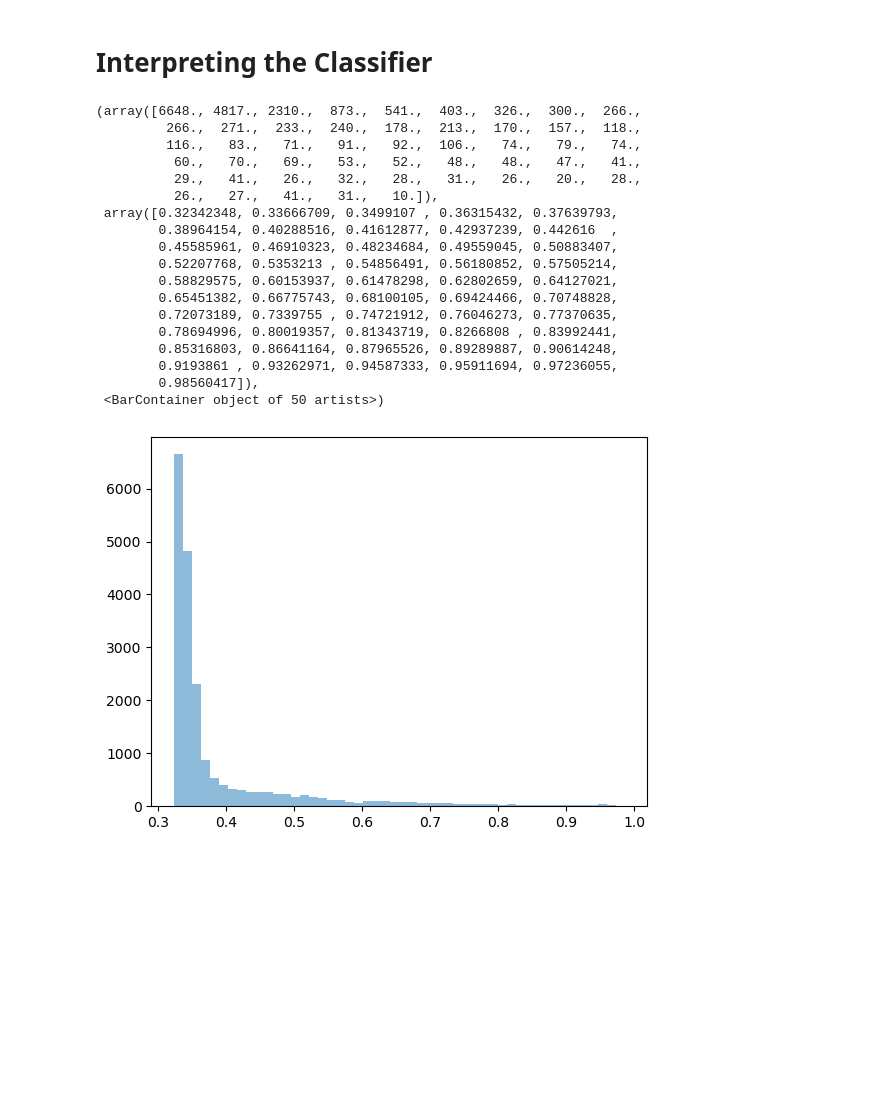
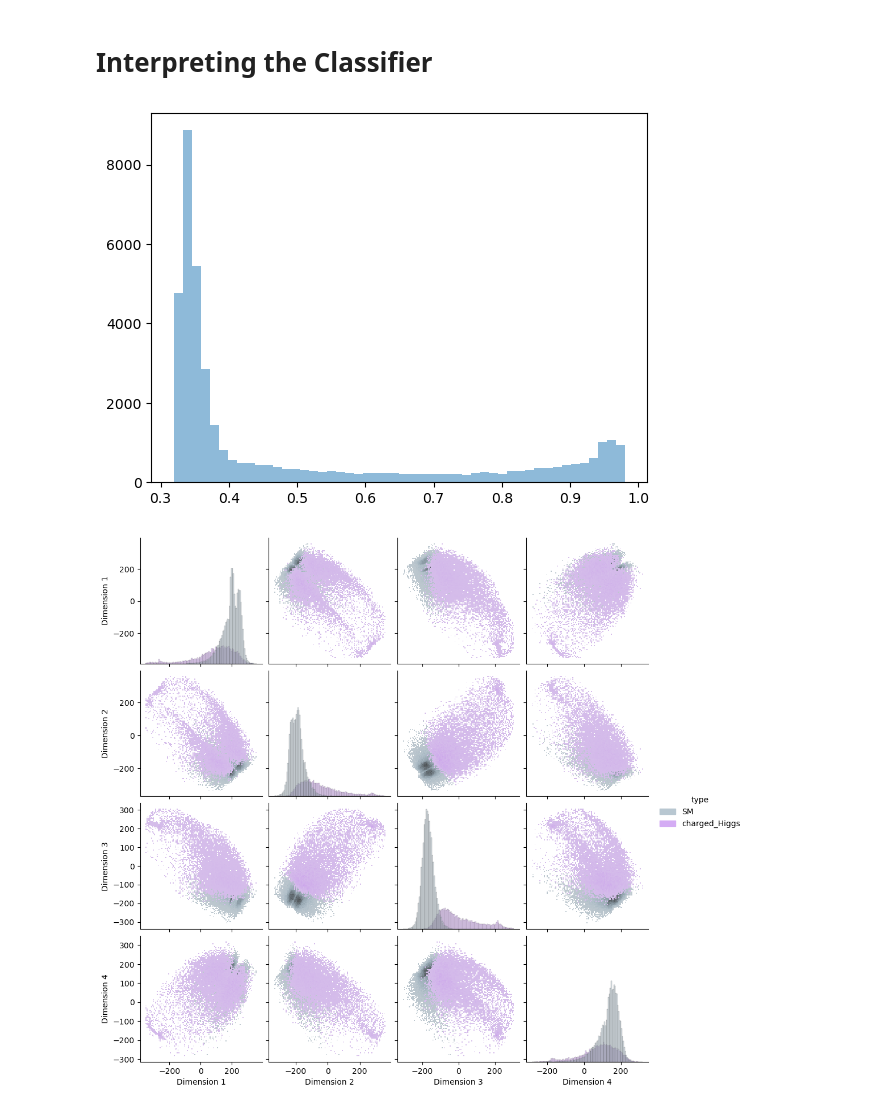
Before and after one commit to ZhengtingHe/ADwithNE, a Jupyter notebook: demo/analysis.ipynb, the cells around one changed output. Saved outputs shown, nothing was run; the diff lists cells and outputs as text; code cells hidden in the pictures; blank space fills up the shorter version.

Commit message:
Pairplot for classifier

```diff
--- a/demo/analysis.ipynb
+++ b/demo/analysis.ipynb
@@ -708,24 +701,9 @@ plot_lambda(lambda_mean_dict, lambda_std_dict, test_signal)
 # %%
 targets, predictions = predict(naive_model, val_dataloader)
 # %%
-plt.hist(h_hat(naive_model, X2, normalizer), bins=50, alpha=0.5, label="X2")
+X2_W2 = np.concatenate((X2, W2))
+h_hat_X2_W2 = h_hat(naive_model, X2_W2, normalizer)
+plt.hist(h_hat_X2_W2, bins=50, alpha=0.5, label="X2")
+plt.show()
 # %% [output]
-(array([6648., 4817., 2310.,  873.,  541.,  403.,  326.,  300.,  266.,
-         266.,  271.,  233.,  240.,  178.,  213.,  170.,  157.,  118.,
-         116.,   83.,   71.,   91.,   92.,  106.,   74.,   79.,   74.,
-          60.,   70.,   69.,   53.,   52.,   48.,   48.,   47.,   41.,
-          29.,   41.,   26.,   32.,   28.,   31.,   26.,   20.,   28.,
-          26.,   27.,   41.,   31.,   10.]),
- array([0.32342348, 0.33666709, 0.3499107 , 0.36315432, 0.37639793,
-        0.38964154, 0.40288516, 0.41612877, 0.42937239, 0.442616  ,
-        0.45585961, 0.46910323, 0.48234684, 0.49559045, 0.50883407,
-        0.52207768, 0.5353213 , 0.54856491, 0.56180852, 0.57505214,
-        0.58829575, 0.60153937, 0.61478298, 0.62802659, 0.64127021,
-        0.65451382, 0.66775743, 0.68100105, 0.69424466, 0.70748828,
-        0.72073189, 0.7339755 , 0.74721912, 0.76046273, 0.77370635,
-        0.78694996, 0.80019357, 0.81343719, 0.8266808 , 0.83992441,
-        0.85316803, 0.86641164, 0.87965526, 0.89289887, 0.90614248,
-        0.9193861 , 0.93262971, 0.94587333, 0.95911694, 0.97236055,
-        0.98560417]),
- <BarContainer object of 50 artists>)
-[figure, old version]
+[figure, new version]
@@ -731,0 +721,5 @@ plt.hist(h_hat(naive_model, X2, normalizer), bins=50, alpha=0.5, label="X2")
+# %%
+sns.pairplot(df, hue="type", kind="hist", palette=sig_color)
+plt.show()
+# %% [output]
+[figure, added]
```
Also changed, not shown: parts of 34 cells of this notebook, 1 other file.
